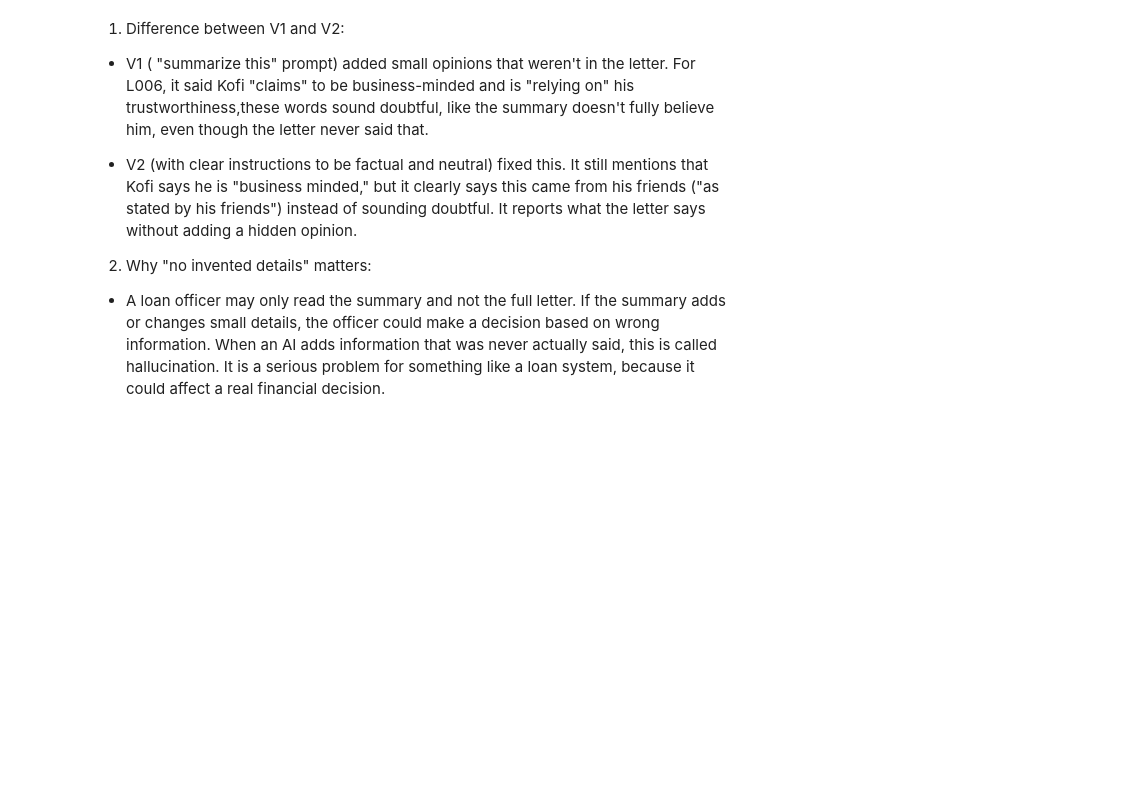
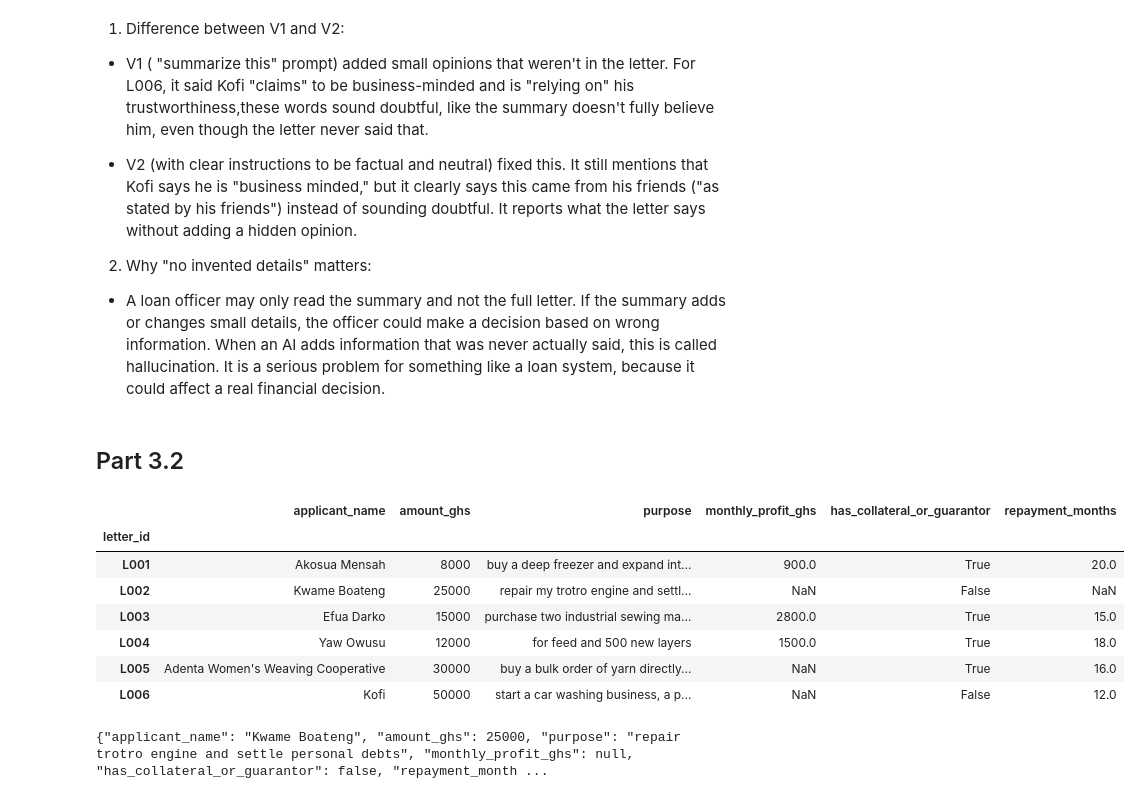
Before and after one commit to Nijimbere722/lab-4-llm-decision-support, a Jupyter notebook: Lab4.ipynb, the cells around one changed output. Drawn from its saved outputs; the diff is of its cells as text; code cells hidden in the pictures; blank space fills up the shorter version.

Commit message:
Completed Part 3.2

```diff
--- a/Lab4.ipynb
+++ b/Lab4.ipynb
@@ -226,3 +226,5 @@ Kofi is applying for a loan of GHS 50,000 to start three businesses: a car washi
 2. Why "no invented details" matters:
 
 * A loan officer may only read the summary and not the full letter. If the summary adds or changes small details, the officer could make a decision based on wrong information. When an AI adds information that was never actually said, this is called hallucination. It is a serious problem for something like a loan system, because it could affect a real financial decision.
+# %% [markdown]
+## Part 3.2
@@ -228,0 +290,44 @@ Kofi is applying for a loan of GHS 50,000 to start three businesses: a car washi
+# %%
+import pandas as pd
+
+rows = []
+for lid, letter in LETTERS.items():
+    fields = extract_fields(letter)
+    if fields is not None:
+        fields = {"letter_id": lid, **fields}
+    else:
+        fields = {"letter_id": lid}
+    rows.append(fields)
+
+extraction_df = pd.DataFrame(rows).set_index("letter_id")
+extraction_df
+# %% [output]
+|  | applicant_name | amount_ghs | purpose | monthly_profit_ghs | has_collateral_or_guarantor | repayment_months |
+| letter_id |  |  |  |  |  |  |
+| L001 | Akosua Mensah | 8000 | buy a deep freezer and expand int... | 900.0 | True | 20.0 |
+| L002 | Kwame Boateng | 25000 | repair my trotro engine and settl... | NaN | False | NaN |
+| L003 | Efua Darko | 15000 | purchase two industrial sewing ma... | 2800.0 | True | 15.0 |
+| L004 | Yaw Owusu | 12000 | for feed and 500 new layers | 1500.0 | True | 18.0 |
+| L005 | Adenta Women's Weaving Cooperative | 30000 | buy a bulk order of yarn directly... | NaN | True | 16.0 |
+| L006 | Kofi | 50000 | start a car washing business, a p... | NaN | False | 12.0 |
+# %%
+NO_NULL_SYSTEM_PROMPT = (
+    "You are a data extraction engine for a microfinance loan system. "
+    "You extract structured fields from loan application letters. "
+    "Return ONLY a valid JSON object with EXACTLY these keys: "
+    "applicant_name (string), amount_ghs (number), purpose (string), "
+    "monthly_profit_ghs (number), has_collateral_or_guarantor (boolean), "
+    "repayment_months (number)."
+
+)
+
+test_prompt = EXTRACT_PROMPT.format(
+    fewshot_letter=FEW_SHOT_LETTER,
+    fewshot_answer=FEW_SHOT_ANSWER,
+    letter=LETTERS["L002"],
+)
+
+resp = ask_llm(test_prompt, system_prompt=NO_NULL_SYSTEM_PROMPT, temperature=0, max_tokens=300)
+print(resp.choices[0].message.content)
+# %% [output]
+{"applicant_name": "Kwame Boateng", "amount_ghs": 25000, "purpose": "repair trotro engine and settle personal debts", "monthly_profit_ghs": null, "has_collateral_or_guarantor": false, "repayment_month ...
```
Also changed, not shown: parts of 2 cells of this notebook.
